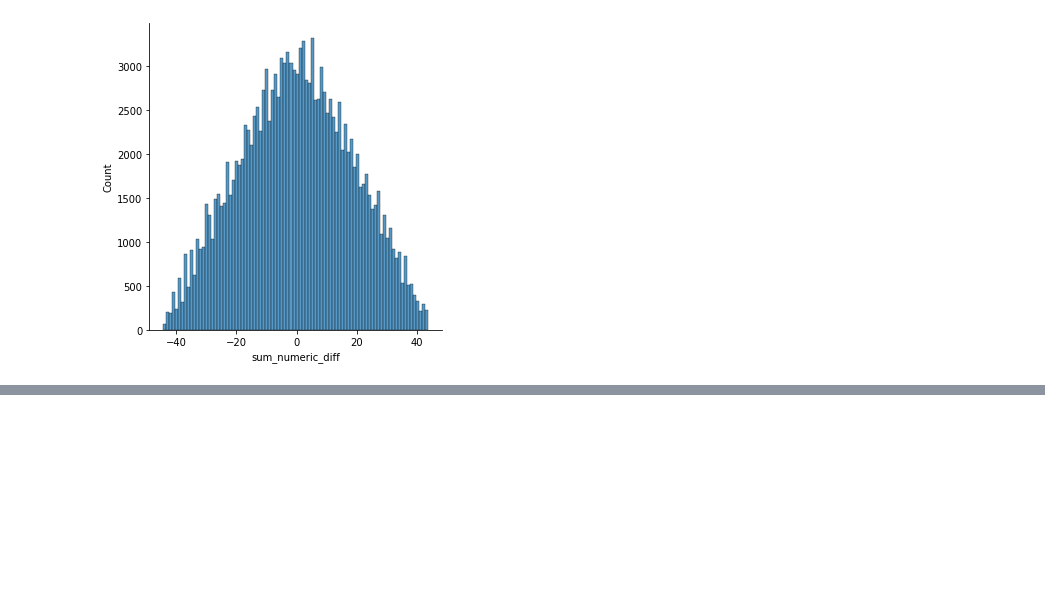
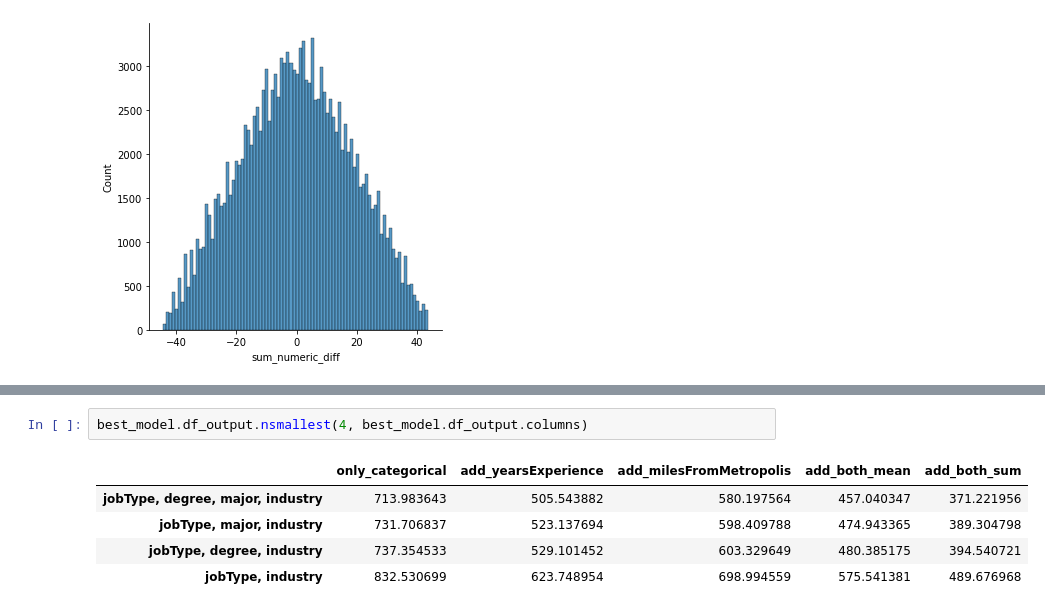
Before and after one commit to scottwiles/salary_prediction, a Jupyter notebook: notebooks/salary_prediction_baseline_model.ipynb, the cells around one changed output, grey strips where cells are left out. Cells and saved outputs as stored; diff of their text form; blank space fills up the shorter version.

```diff
--- a/notebooks/salary_prediction_baseline_model.ipynb
+++ b/notebooks/salary_prediction_baseline_model.ipynb
@@ -488,0 +511,8 @@ TODO: compare other models:
+# %%
+best_model.df_output.nsmallest(4, best_model.df_output.columns)
+# %% [output]
+|  | only_categorical | add_yearsExperience | add_milesFromMetropolis | add_both_mean | add_both_sum |
+| jobType, degree, major, industry | 713.983643 | 505.543882 | 580.197564 | 457.040347 | 371.221956 |
+| jobType, major, industry | 731.706837 | 523.137694 | 598.409788 | 474.943365 | 389.304798 |
+| jobType, degree, industry | 737.354533 | 529.101452 | 603.329649 | 480.385175 | 394.540721 |
+| jobType, industry | 832.530699 | 623.748954 | 698.994559 | 575.541381 | 489.676968 |
```
Also changed, not shown: parts of 15 cells of this notebook.
